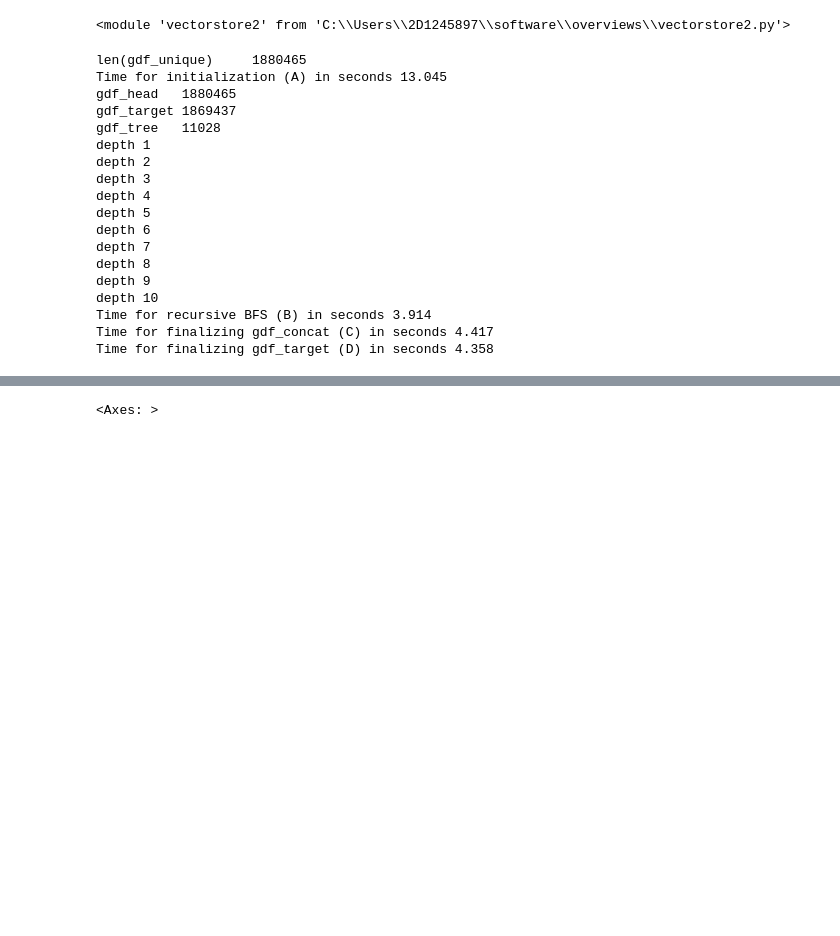
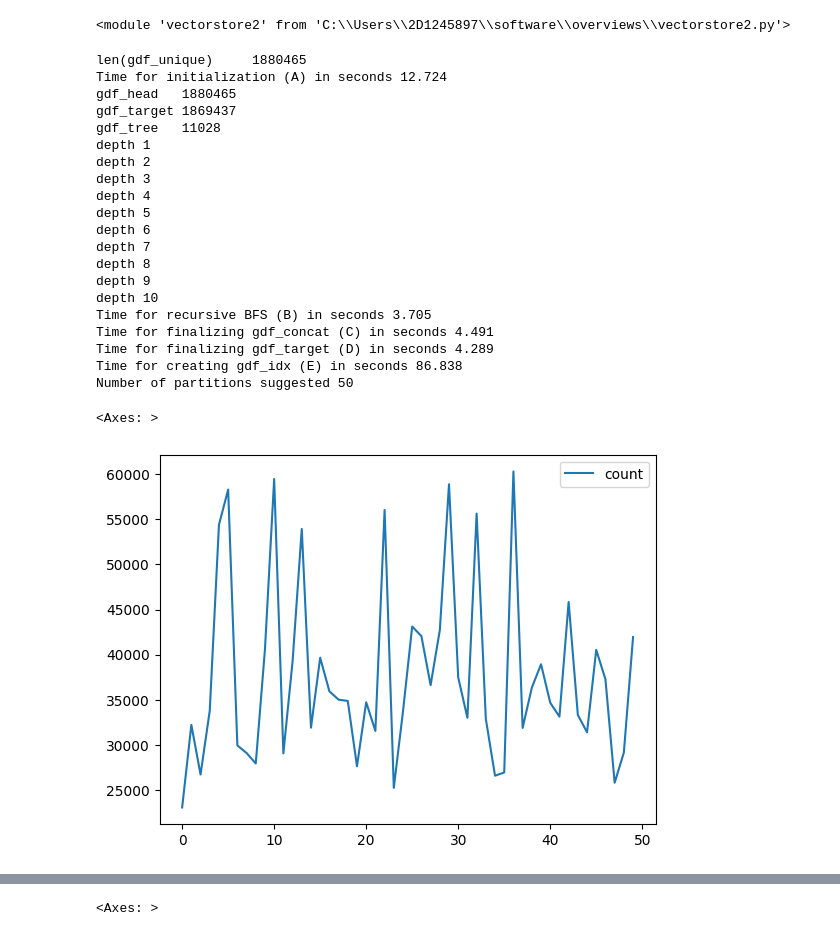
Before and after one commit to IBM/tensorlakehouse, a Jupyter notebook: examples/upload_vectorstore.ipynb, the cells around one changed output, grey strips where cells are left out. Saved outputs shown, nothing was run; the diff lists cells and outputs as text; code cells hidden in the pictures; blank space fills up the shorter version.

Commit message:
partition planning

```diff
--- a/examples/upload_vectorstore.ipynb
+++ b/examples/upload_vectorstore.ipynb
@@ -162,11 +163,14 @@ vs = vectorstore2.Vectorstore(
     verbose=True,
 )
 
-# Upload data
+# Register data
 vs.ingest_geodataframe(gdf)
+
+# Create suggestions for parquet file partitions
+vs.create_partitions(target_rows)
 # %% [output]
 len(gdf_unique)     1880465
-Time for initialization (A) in seconds 13.045
+Time for initialization (A) in seconds 12.724
 gdf_head   1880465
 gdf_target 1869437
 gdf_tree   11028
@@ -180,6 +184,8 @@ depth 7
 depth 8
 depth 9
 depth 10
-Time for recursive BFS (B) in seconds 3.914
-Time for finalizing gdf_concat (C) in seconds 4.417
-Time for finalizing gdf_target (D) in seconds 4.358
+Time for recursive BFS (B) in seconds 3.705
+Time for finalizing gdf_concat (C) in seconds 4.491
+Time for finalizing gdf_target (D) in seconds 4.289
+Time for creating gdf_idx (E) in seconds 86.838
+Number of partitions suggested 50
@@ -192,0 +242,6 @@ assert set(vs.gdf_concat[id_col])==set(gdf[id_col])
+# %%
+df = vs.gdf_partition[['partition', 'count']].drop_duplicates().sort_values(by='partition').reset_index(drop=True)
+df.plot()
+# %% [output]
+<Axes: >
+[figure, added]
```
Also changed, not shown: parts of 12 cells of this notebook, 1 other file.
